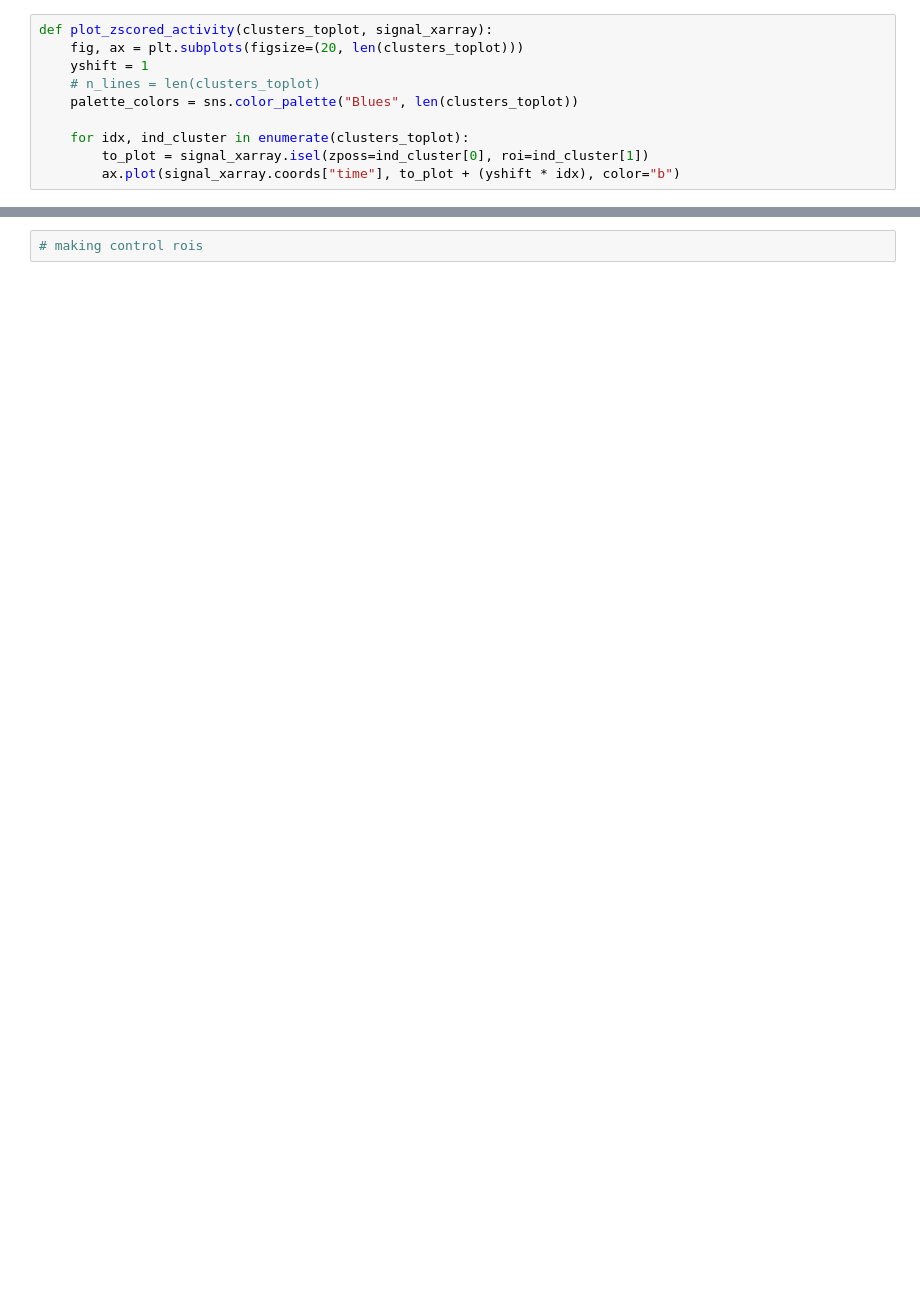
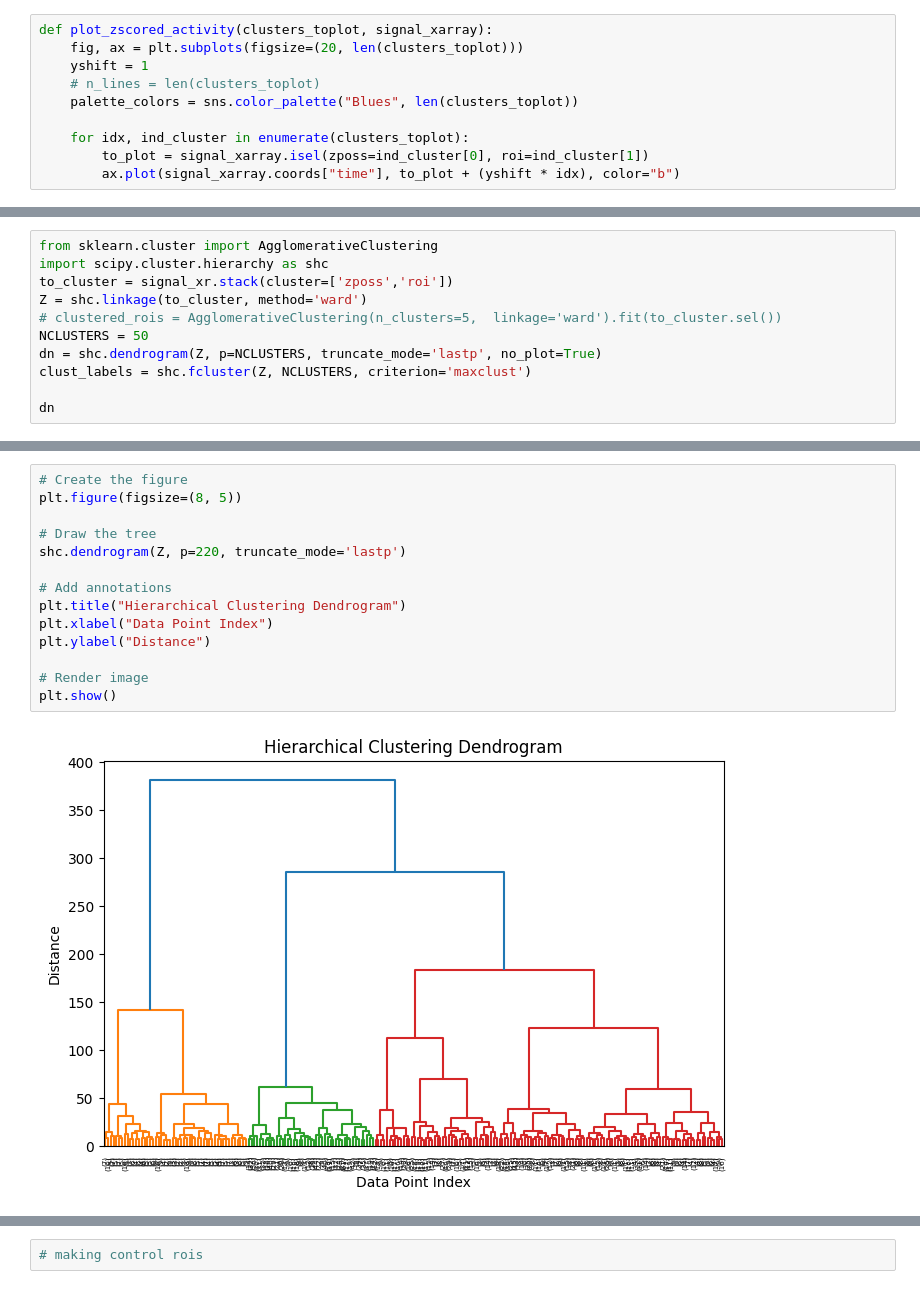
Before and after one commit to ptarabishi/maui_codebook, a Jupyter notebook: notebooks/2026_07_24_plotting_aligned_pIP10data.ipynb, the cells around one changed output, grey strips where cells are left out. Saved outputs shown, nothing was run; the diff lists cells and outputs as text; blank space fills up the shorter version.

Commit message:
added hierarchical clustering section

```diff
--- a/notebooks/2026_07_24_plotting_aligned_pIP10data.ipynb
+++ b/notebooks/2026_07_24_plotting_aligned_pIP10data.ipynb
@@ -110,0 +106,11 @@ correlation = xr.corr(signal_xr, behav_xr, dim='time')
+# %%
+from sklearn.cluster import AgglomerativeClustering
+import scipy.cluster.hierarchy as shc
+to_cluster = signal_xr.stack(cluster=['zposs','roi'])
+Z = shc.linkage(to_cluster, method='ward')
+# clustered_rois = AgglomerativeClustering(n_clusters=5,  linkage='ward').fit(to_cluster.sel())
+NCLUSTERS = 50
+dn = shc.dendrogram(Z, p=NCLUSTERS, truncate_mode='lastp', no_plot=True)
+clust_labels = shc.fcluster(Z, NCLUSTERS, criterion='maxclust')
+
+dn
@@ -110,0 +135,16 @@ correlation = xr.corr(signal_xr, behav_xr, dim='time')
+# %%
+# Create the figure
+plt.figure(figsize=(8, 5))
+
+# Draw the tree
+shc.dendrogram(Z, p=220, truncate_mode='lastp')
+
+# Add annotations
+plt.title("Hierarchical Clustering Dendrogram")
+plt.xlabel("Data Point Index")
+plt.ylabel("Distance")
+
+# Render image
+plt.show()
+# %% [output]
+[figure, added]
```
Also changed, not shown: parts of 7 cells of this notebook.
